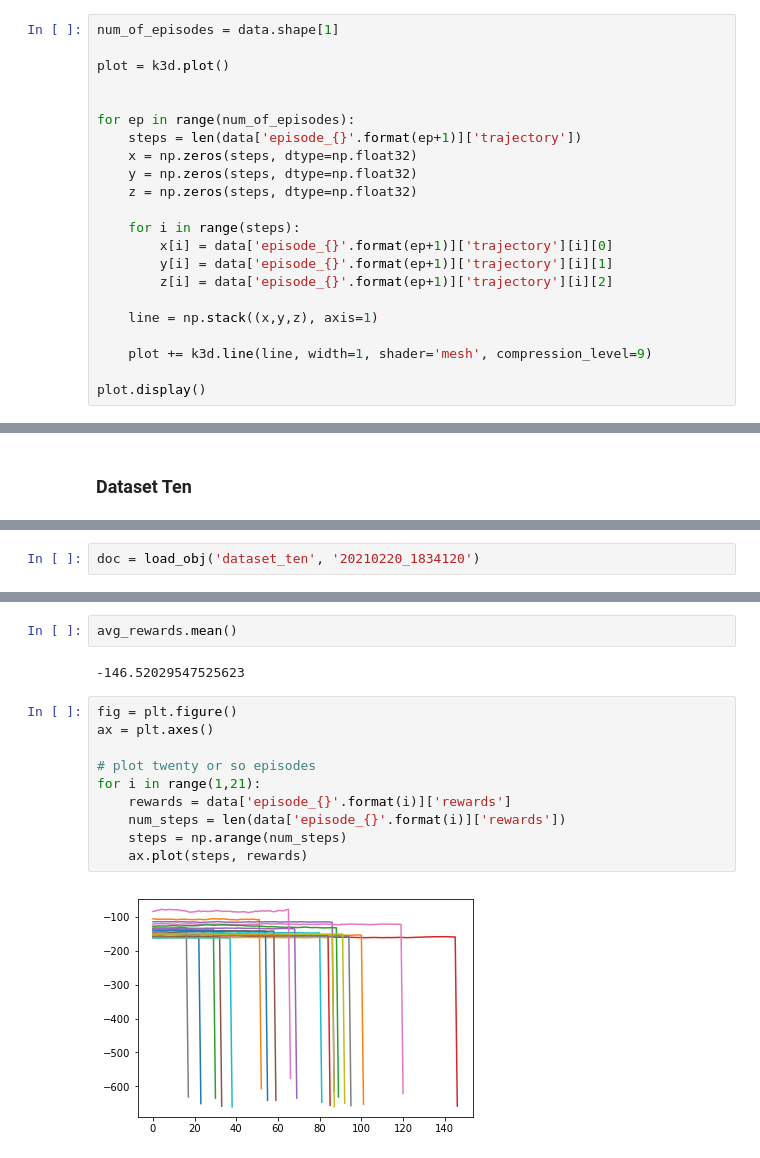
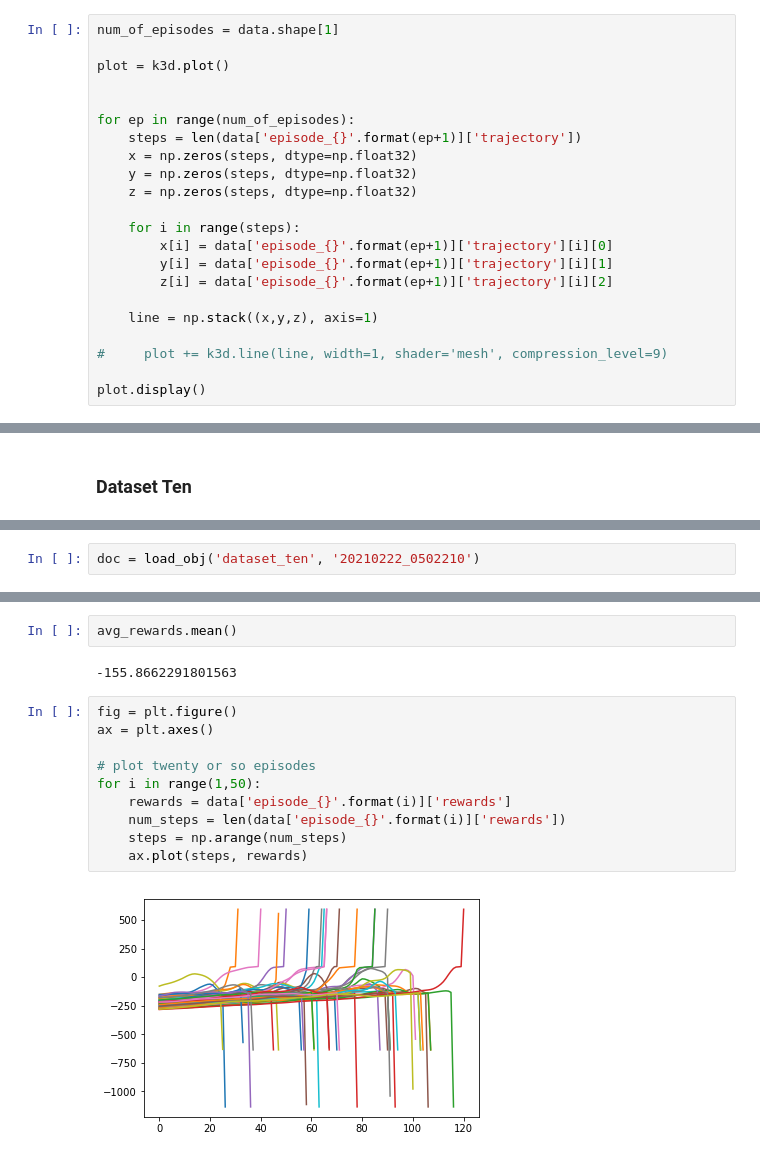
Before and after one commit to nanaimi/LSD_RL, a Jupyter notebook: notebooks/plots.ipynb, the cells around one changed output, grey strips where cells are left out. Cells and saved outputs as stored; diff of their text form.

```diff
--- a/notebooks/plots.ipynb
+++ b/notebooks/plots.ipynb
@@ -514,7 +499,7 @@ for ep in range(num_of_episodes):
 
     line = np.stack((x,y,z), axis=1)
 
-    plot += k3d.line(line, width=1, shader='mesh', compression_level=9)
+#     plot += k3d.line(line, width=1, shader='mesh', compression_level=9)
 
 plot.display()
 # %% [output]
@@ -527,5 +514,5 @@ files_in_dataset('dataset_ten')
 # %%
-doc = load_obj('dataset_ten', '20210220_1834120')
+doc = load_obj('dataset_ten', '20210222_0502210')
 # %%
 data = pd.DataFrame.from_dict(doc)
 data
@@ -546,19 +550,19 @@ array([-171.98582275, -115.98965737, -151.1212114 , -162.72464082,
 # %%
 avg_rewards.mean()
 # %% [output]
--146.52029547525623
+-155.8662291801563
 # %%
 fig = plt.figure()
 ax = plt.axes()
 
 # plot twenty or so episodes
-for i in range(1,21):
+for i in range(1,50):
     rewards = data['episode_{}'.format(i)]['rewards']
     num_steps = len(data['episode_{}'.format(i)]['rewards'])
     steps = np.arange(num_steps)
     ax.plot(steps, rewards)
 # %% [output]
-[figure, old version]
+[figure, new version]
 # %%
 num_of_episodes = data.shape[1]
 
```
Also changed, not shown: parts of 23 cells of this notebook, 4 other files.
